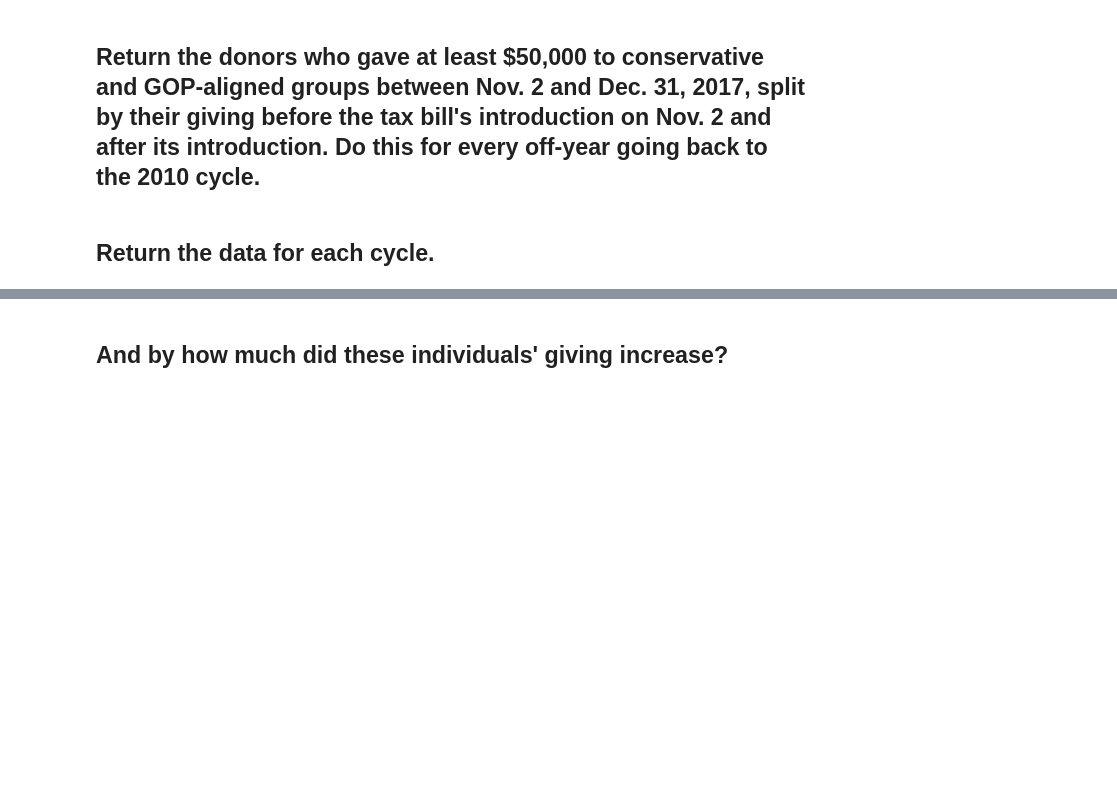
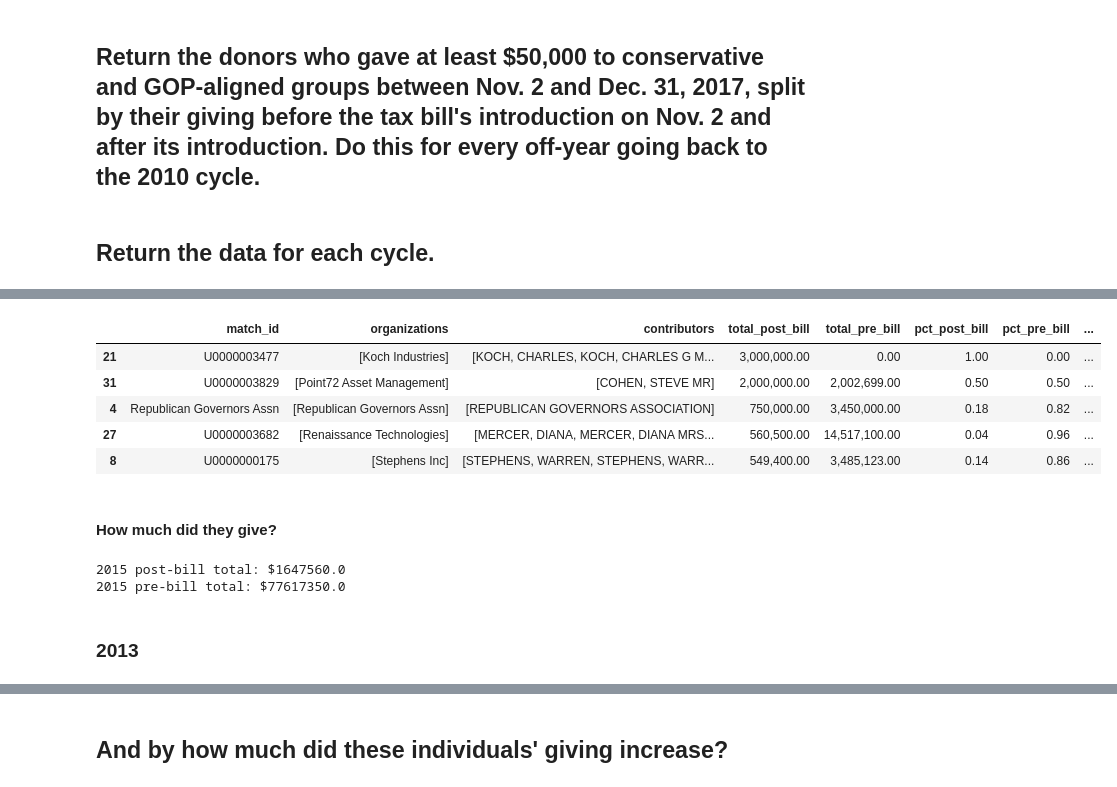
Before and after one commit to PublicI/tax-bill-contribs, a Jupyter notebook: tax-bill-analysis.ipynb, the cells around one changed output, grey strips where cells are left out. Saved outputs shown, nothing was run; the diff lists cells and outputs as text; code cells hidden in the pictures; blank space fills up the shorter version.

Commit message:
Finished DRY-ifying analysis of 4th qtr. donors

```diff
--- a/tax-bill-analysis.ipynb
+++ b/tax-bill-analysis.ipynb
@@ -445,0 +186,6 @@ donors_15_17.info()
+# %%
+donors_15 = post_bill_donors_15.merge(pre_bill_donors_15, how="outer", on="match_id", suffixes=["_post_bill", "_pre_bill"])
+donors_15.drop(["organizations_pre_bill", "contributors_pre_bill"], axis=1, inplace=True)
+donors_15.rename(columns={"organizations_post_bill": "organizations", "contributors_post_bill": "contributors"}, inplace=True)
+donors_15["total_pre_bill"].fillna(0, inplace=True)
+donors_15.info()
@@ -445,0 +203,23 @@ donors_15_17.info()
+# %%
+donors_15["pct_post_bill"] = donors_15["total_post_bill"] / (donors_15["total_pre_bill"] + donors_15["total_post_bill"])
+donors_15["pct_pre_bill"] = donors_15["total_pre_bill"] / (donors_15["total_pre_bill"] + donors_15["total_post_bill"])
+donors_15["change"] = donors_15["total_post_bill"] - donors_15["total_pre_bill"]
+donors_15["pct_change"] = (donors_15["total_post_bill"] - donors_15["total_pre_bill"]) / donors_15["total_pre_bill"].abs()
+donors_15.sort_values("total_post_bill", ascending=False).head()
+# %% [output]
+|  | match_id | organizations | contributors | total_post_bill | total_pre_bill | pct_post_bill | pct_pre_bill | ... |
+| 21 | U0000003477 | [Koch Industries] | [KOCH, CHARLES, KOCH, CHARLES G M... | 3,000,000.00 | 0.00 | 1.00 | 0.00 | ... |
+| 31 | U0000003829 | [Point72 Asset Management] | [COHEN, STEVE MR] | 2,000,000.00 | 2,002,699.00 | 0.50 | 0.50 | ... |
+| 4 | Republican Governors Assn | [Republican Governors Assn] | [REPUBLICAN GOVERNORS ASSOCIATION] | 750,000.00 | 3,450,000.00 | 0.18 | 0.82 | ... |
+| 27 | U0000003682 | [Renaissance Technologies] | [MERCER, DIANA, MERCER, DIANA MRS... | 560,500.00 | 14,517,100.00 | 0.04 | 0.96 | ... |
+| 8 | U0000000175 | [Stephens Inc] | [STEPHENS, WARREN, STEPHENS, WARR... | 549,400.00 | 3,485,123.00 | 0.14 | 0.86 | ... |
+# %% [markdown]
+#### How much did they give?
+# %%
+print("2015 post-bill total: $" + str(donors_15["total_post_bill"].sum()))
+print("2015 pre-bill total: $" + str(donors_15["total_pre_bill"].sum()))
+# %% [output]
+2015 post-bill total: $1647560.0
+2015 pre-bill total: $77617350.0
+# %% [markdown]
+### 2013
```
Also changed, not shown: parts of 187 cells of this notebook.
